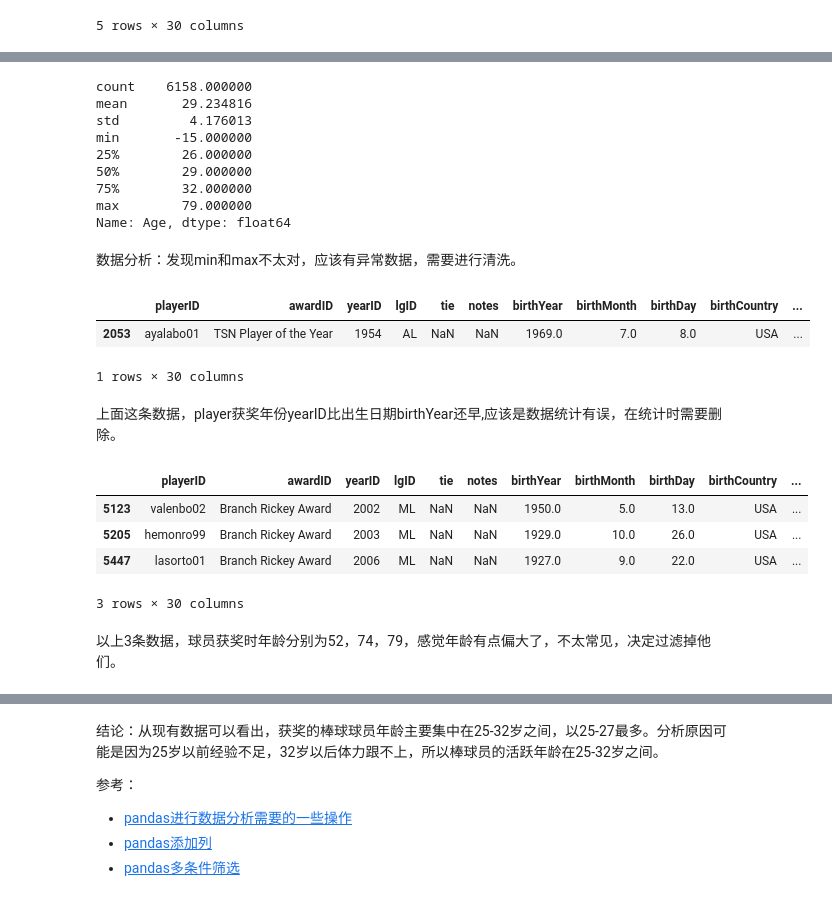
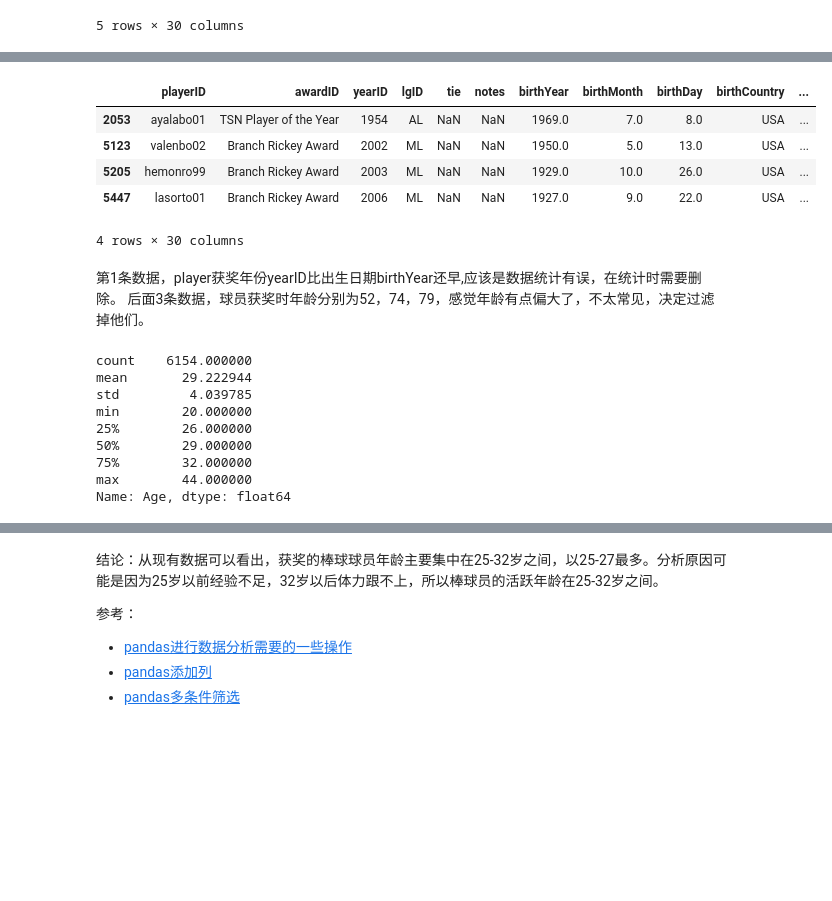
Before and after one commit to X1angMe1/Udacity_MLBasic_P4, a Jupyter notebook: project/Baseball_Analyzation.ipynb, the cells around one changed output, grey strips where cells are left out. Cells and saved outputs as stored; diff of their text form; code cells hidden in the pictures; blank space fills up the shorter version.

```diff
--- a/project/Baseball_Analyzation.ipynb
+++ b/project/Baseball_Analyzation.ipynb
@@ -109,34 +83,27 @@ plt.hist(awards_player_full['Age'])
-# %%
-awards_player_full['Age'].describe()
-# %% [output]
-count    6158.000000
-mean       29.234816
-std         4.176013
-min       -15.000000
-25%        26.000000
-50%        29.000000
-75%        32.000000
-max        79.000000
-Name: Age, dtype: float64
-# %% [markdown]
-数据分析：发现min和max不太对，应该有异常数据，需要进行清洗。
 # %%
-# 分析Age过小数据
-awards_player_full[awards_player_full['Age'] < 20.0]
+# 分析数据中是否有年龄异常的情况
+awards_player_full[(awards_player_full['Age'] < 15.0) | (awards_player_full['Age'] > 50.0)]
 # %% [output]
 |  | playerID | awardID | yearID | lgID | tie | notes | birthYear | birthMonth | birthDay | birthCountry | ... |
 | 2053 | ayalabo01 | TSN Player of the Year | 1954 | AL | NaN | NaN | 1969.0 | 7.0 | 8.0 | USA | ... |
+| 5123 | valenbo02 | Branch Rickey Award | 2002 | ML | NaN | NaN | 1950.0 | 5.0 | 13.0 | USA | ... |
+| 5205 | hemonro99 | Branch Rickey Award | 2003 | ML | NaN | NaN | 1929.0 | 10.0 | 26.0 | USA | ... |
+| 5447 | lasorto01 | Branch Rickey Award | 2006 | ML | NaN | NaN | 1927.0 | 9.0 | 22.0 | USA | ... |
-1 rows × 30 columns
+4 rows × 30 columns
-# %% [markdown]
-上面这条数据，player获奖年份yearID比出生日期birthYear还早,应该是数据统计有误，在统计时需要删除。
+# %% [markdown]
+第1条数据，player获奖年份yearID比出生日期birthYear还早,应该是数据统计有误，在统计时需要删除。
+后面3条数据，球员获奖时年龄分别为52，74，79，感觉年龄有点偏大了，不太常见，决定过滤掉他们。
 # %%
-# 分析Age过大数据
-awards_player_full[awards_player_full['Age'] > 45.0]
+# 查看过滤后数据情况
+awards_player_new = awards_player_full[(awards_player_full['Age'] <= 50.0) & (awards_player_full['Age'] >= 15.0)]
+awards_player_new['Age'].describe()
 # %% [output]
-|  | playerID | awardID | yearID | lgID | tie | notes | birthYear | birthMonth | birthDay | birthCountry | ... |
-| 5123 | valenbo02 | Branch Rickey Award | 2002 | ML | NaN | NaN | 1950.0 | 5.0 | 13.0 | USA | ... |
-| 5205 | hemonro99 | Branch Rickey Award | 2003 | ML | NaN | NaN | 1929.0 | 10.0 | 26.0 | USA | ... |
-| 5447 | lasorto01 | Branch Rickey Award | 2006 | ML | NaN | NaN | 1927.0 | 9.0 | 22.0 | USA | ... |
-3 rows × 30 columns
+count    6154.000000
+mean       29.222944
+std         4.039785
+min        20.000000
+25%        26.000000
+50%        29.000000
+75%        32.000000
+max        44.000000
+Name: Age, dtype: float64
-# %% [markdown]
-以上3条数据，球员获奖时年龄分别为52，74，79，感觉年龄有点偏大了，不太常见，决定过滤掉他们。
```
Also changed, not shown: parts of 54 cells of this notebook.
